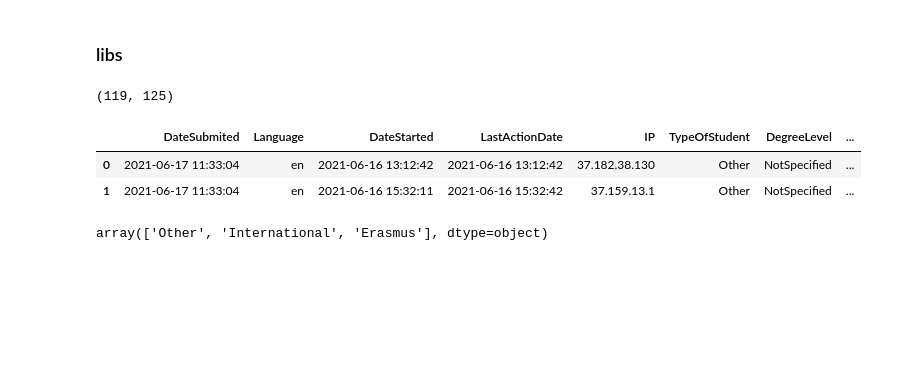
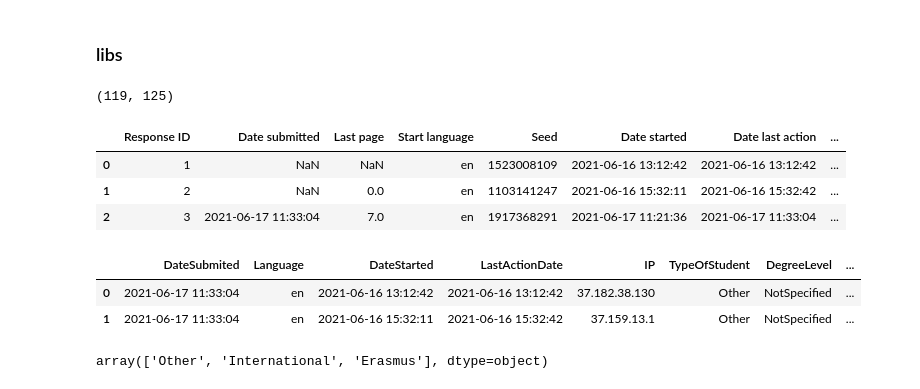
Before and after one commit to joemah/BiRD, a Jupyter notebook: birdIntStudents.ipynb, the cells around one changed output. Saved outputs shown, nothing was run; the diff lists cells and outputs as text; code cells hidden in the pictures; blank space fills up the shorter version.

```diff
--- a/birdIntStudents.ipynb
+++ b/birdIntStudents.ipynb
@@ -33,7 +33,12 @@ international_students.shape
 # %%
 pd.set_option('display.max_columns', None)
 pd.set_option('display.max_rows', None)
-#international_students.head()
+international_students.head(3)
+# %% [output]
+|  | Response ID | Date submitted | Last page | Start language | Seed | Date started | Date last action | ... |
+| 0 | 1 | NaN | NaN | en | 1523008109 | 2021-06-16 13:12:42 | 2021-06-16 13:12:42 | ... |
+| 1 | 2 | NaN | 0.0 | en | 1103141247 | 2021-06-16 15:32:11 | 2021-06-16 15:32:42 | ... |
+| 2 | 3 | 2021-06-17 11:33:04 | 7.0 | en | 1917368291 | 2021-06-17 11:21:36 | 2021-06-17 11:33:04 | ... |
 # %%
 #international_students = international_students.drop([0, 1])#.reset_index(drop=True)
 # %%
```
Also changed, not shown: parts of 3 cells of this notebook.
